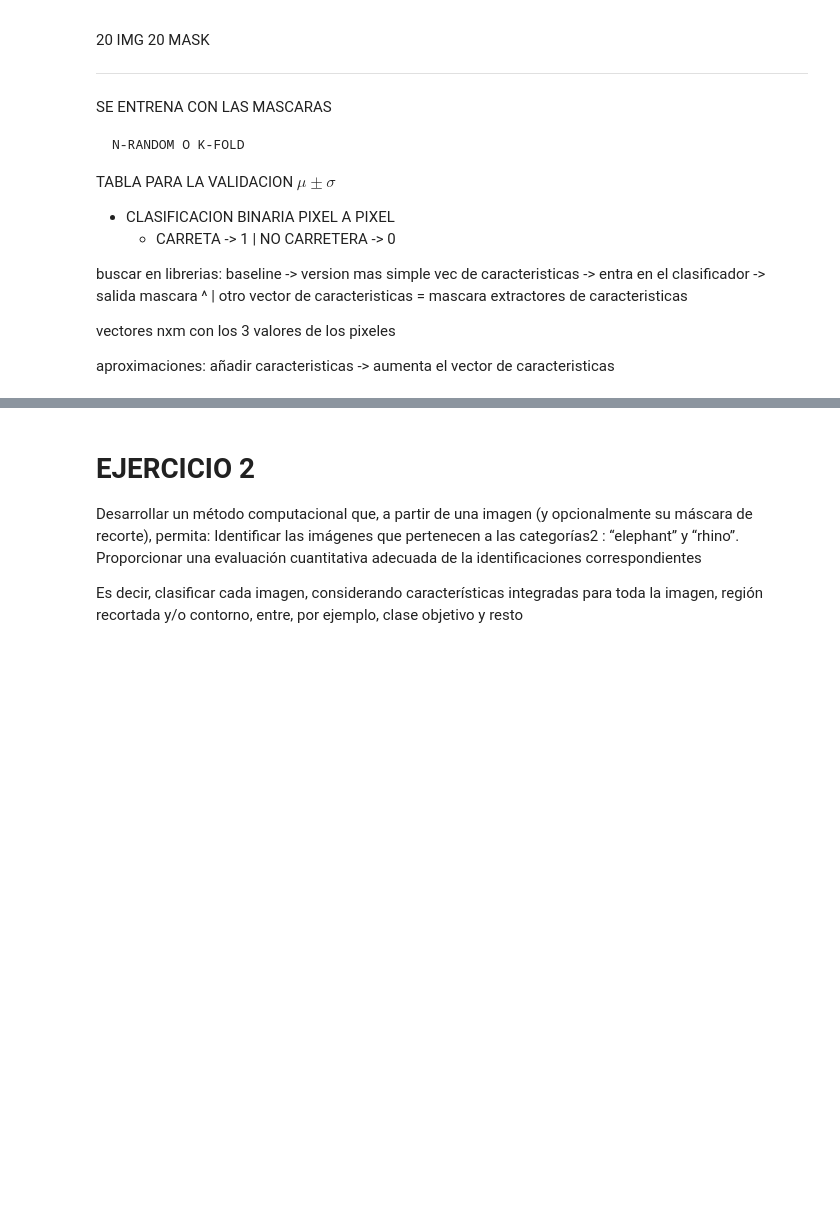
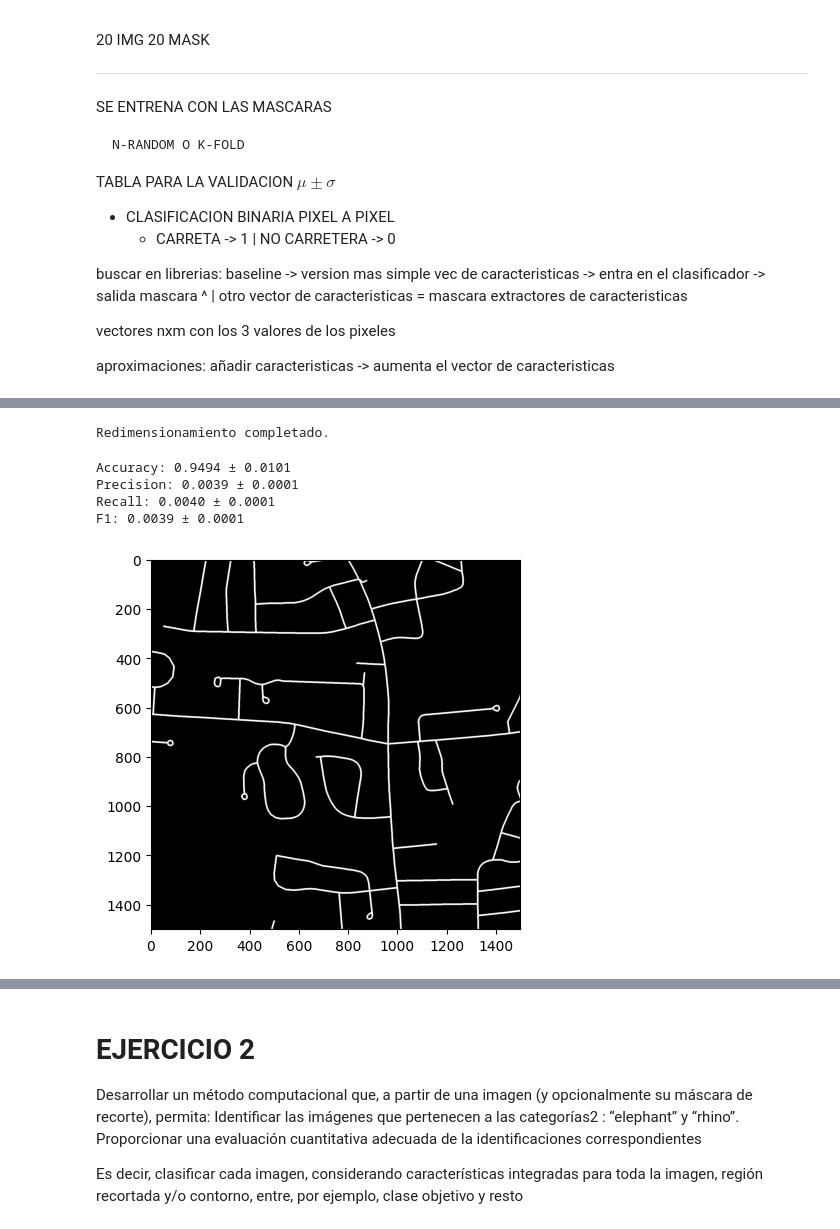
Before and after one commit to ChantaClown/3-year, a Jupyter notebook: computer_vision/p3/p3.ipynb, the cells around one changed output, grey strips where cells are left out. Cells and saved outputs as stored; diff of their text form; code cells hidden in the pictures; blank space fills up the shorter version.

Commit message:
PVC modelo inicial

```diff
--- a/computer_vision/p3/p3.ipynb
+++ b/computer_vision/p3/p3.ipynb
@@ -46,0 +55,26 @@ animals = "computer_vision/p3/DataSet_2"
+# %%
+import numpy as np
+import skimage.io as io
+import glob
+import cv2
+
+# Ruta a tus imágenes y máscaras
+image_paths = glob.glob("/home/clown/3-year/computer_vision/roads/sat/*.tif*")
+mask_paths = glob.glob("/home/clown/3-year/computer_vision/roads/gt/*.tif*")
+
+# image_paths = glob.glob("/home/clown/3-year/computer_vision/p3/sat/*.tiff")
+# mask_paths = glob.glob("/home/clown/3-year/computer_vision/p3/gt/*.tif")
+
+# Cargar imágenes y máscaras
+images = [io.imread(img_path) for img_path in image_paths]
+masks = [io.imread(mask_path) for mask_path in mask_paths]
+
+# Redimensionar
+if len(images) > 0 and len(masks) > 0:
+    images = [cv2.resize(img, (256, 256)) for img in images]
+    masks = [cv2.resize(mask, (256, 256)) for mask in masks]
+    print("Redimensionamiento completado.")
+else:
+    print("No se cargaron imágenes o máscaras.")
+# %% [output]
+Redimensionamiento completado.
@@ -46,0 +99,47 @@ animals = "computer_vision/p3/DataSet_2"
+# %%
+from sklearn.model_selection import KFold
+from sklearn.ensemble import RandomForestClassifier
+from sklearn.metrics import accuracy_score, precision_score, recall_score, f1_score
+from xgboost import XGBClassifier
+
+# Aplanar las máscaras para obtener etiquetas (1 para carretera, 0 para no-carretera)
+labels = [mask.flatten() for mask in masks]
+
+# Inicialización del clasificador y k-fold cross-validation
+kf = KFold(n_splits=8)
+metrics = {"accuracy": [], "precision": [], "recall": [], "f1": []}
+
+for train_index, test_index in kf.split(features):
+    X_train = np.vstack([features[i] for i in train_index])
+    y_train = np.hstack([labels[i] for i in train_index])
+    X_test = np.vstack([features[i] for i in test_index])
+    y_test = np.hstack([labels[i] for i in test_index])
+
+    # Entrenar clasificador
+    # clf = RandomForestClassifier(n_estimators=50)
+    clf = XGBClassifier(tree_method='gpu_hist')
+    clf.fit(X_train, y_train)
+
+    # Evaluación en conjunto de prueba
+    y_pred = clf.predict(X_test)
+    metrics["accuracy"].append(accuracy_score(y_test, y_pred))
+    metrics["precision"].append(precision_score(y_test, y_pred, average="macro"))
+    metrics["recall"].append(recall_score(y_test, y_pred, average="macro"))
+    metrics["f1"].append(f1_score(y_test, y_pred, average="macro"))
+
+# Mostrar resultados de validación cruzada
+for metric_name, scores in metrics.items():
+    print(f"{metric_name.capitalize()}: {np.mean(scores):.4f} ± {np.std(scores):.4f}")
+# %% [output]
+Accuracy: 0.9494 ± 0.0101
+Precision: 0.0039 ± 0.0001
+Recall: 0.0040 ± 0.0001
+F1: 0.0039 ± 0.0001
+# %%
+import matplotlib.pyplot as plt
+
+new_image = io.imread("/home/clown/3-year/computer_vision/roads/gt/10228705_15.tif")
+plt.imshow(new_image, cmap="gray")
+plt.show()
+# %% [output]
+[figure, added]
```
Also changed, not shown: parts of 6 cells of this notebook, 7 other files.
